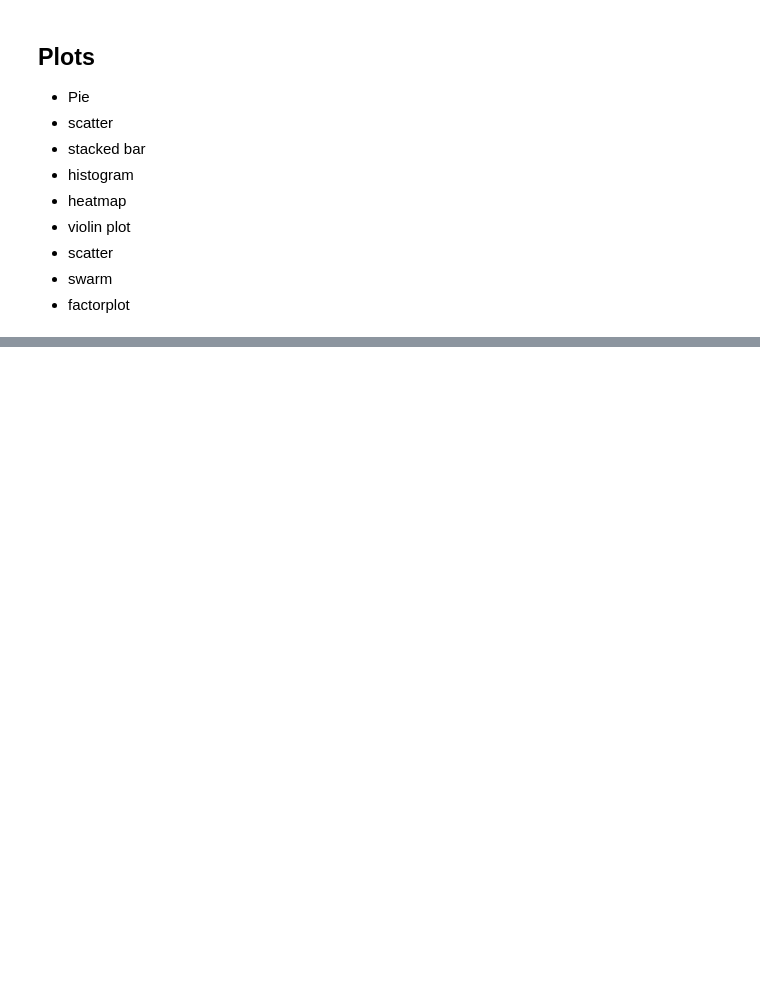
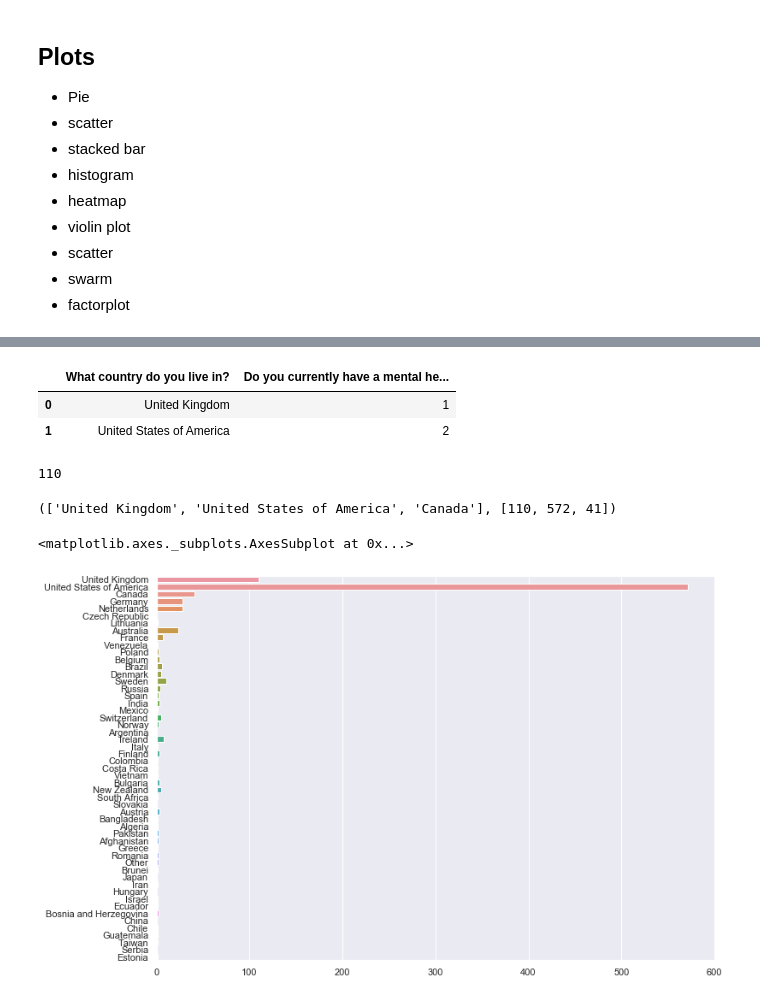
Before and after one commit to Classical-machine-learning/kaggleOSMI-MentalHealth, a Jupyter notebook: mentalHealth.ipynb, the cells around one changed output, grey strips where cells are left out. Saved outputs shown, nothing was run; the diff lists cells and outputs as text; code cells hidden in the pictures; blank space fills up the shorter version.

```diff
--- a/mentalHealth.ipynb
+++ b/mentalHealth.ipynb
@@ -242,0 +251,36 @@ d_cols= {columns_now[a]:a for a in range(len(columns_now))};d_cols
+# %%
+temp_country = data[[
+    'What country do you live in?',
+    'Do you currently have a mental health disorder?'
+]]
+temp_country.head(2)
+# %% [output]
+|  | What country do you live in? | Do you currently have a mental he... |
+| 0 | United Kingdom | 1 |
+| 1 | United States of America | 2 |
+# %%
+len(data[(data['What country do you live in?'] == 'United Kingdom')
+         & (data['Do you currently have a mental health disorder?'] != 1)]
+    ['Do you currently have a mental health disorder?'])
+# %% [output]
+110
+# %%
+country_n, country_count = [], []
+for a in data['What country do you live in?'].unique():
+    country_n.append(a)
+    country_count.append(
+        len(data[(data['What country do you live in?'] == a) & (
+            data['Do you currently have a mental health disorder?'] != 1)]
+            ['Do you currently have a mental health disorder?']))
+# %%
+country_n[:3], country_count[:3]
+# %% [output]
+(['United Kingdom', 'United States of America', 'Canada'], [110, 572, 41])
+# %%
+sns.barplot(country_count, country_n)
+# plt.xticks((0.0, 1.0, 2.0))
+# plt.xticks(rotation = 45)
+# sns.despine(offset=10, trim=True);
+# %% [output]
+<matplotlib.axes._subplots.AxesSubplot at 0x...>
+[figure, added]
```
Also changed, not shown: parts of 69 cells of this notebook.
